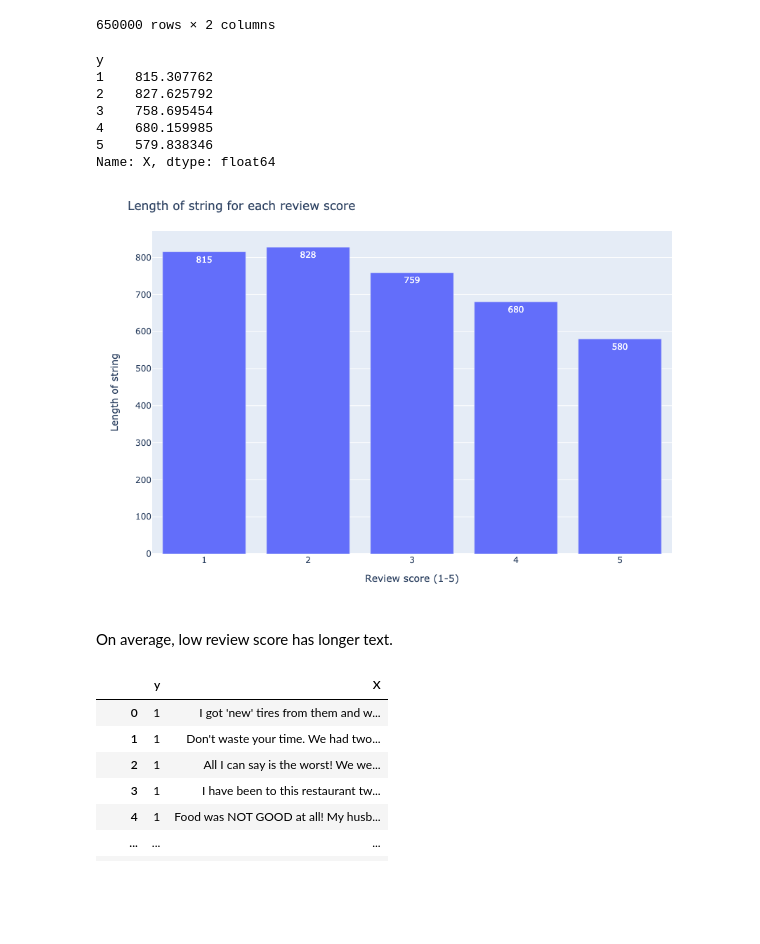
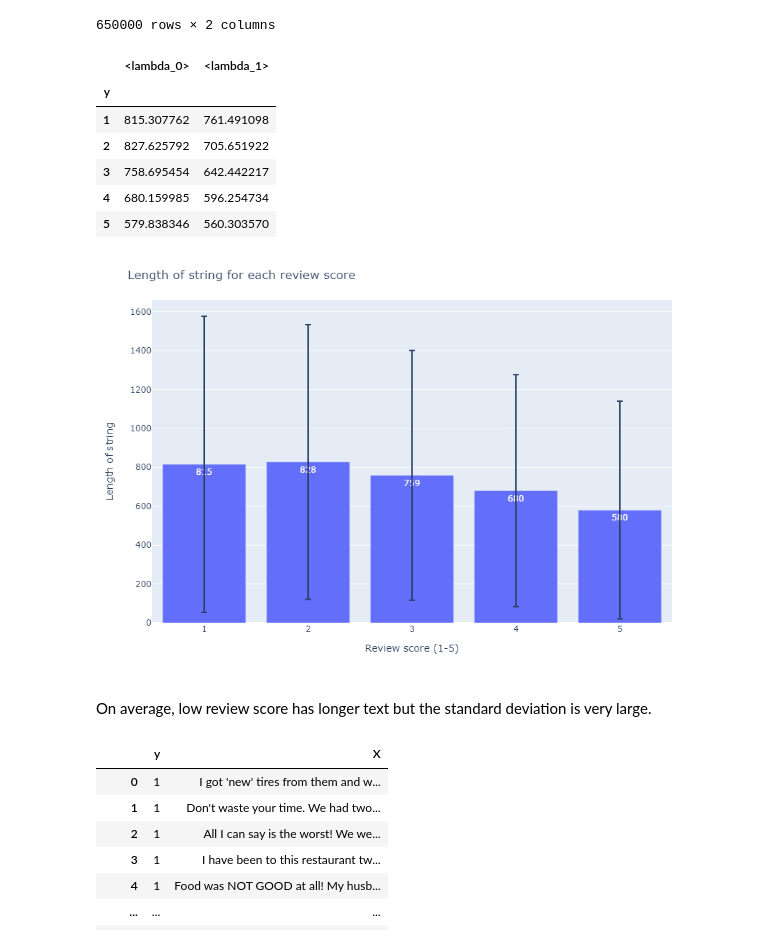
Before and after one commit to Noravee/Comparative-Analysis-of-N-grams-Language-Model-and-Embedding-Techniques-in-Sentiment-Analysis, a Jupyter notebook: notebooks/Sentiment_Analysis.ipynb, the cells around one changed output. Drawn from its saved outputs; the diff is of its cells as text; code cells hidden in the pictures; blank space fills up the shorter version.

```diff
--- a/notebooks/Sentiment_Analysis.ipynb
+++ b/notebooks/Sentiment_Analysis.ipynb
@@ -62,25 +62,26 @@ train
 650000 rows × 2 columns
 # %%
 f = lambda x: x.str.len().mean()
-train.groupby('y').X.agg(f)
+sd = lambda x: x.str.len().std()
+train.groupby('y').X.agg([f, sd])
 # %% [output]
-y
-1    815.307762
-2    827.625792
-3    758.695454
-4    680.159985
-5    579.838346
-Name: X, dtype: float64
+|  | <lambda_0> | <lambda_1> |
+| y |  |  |
+| 1 | 815.307762 | 761.491098 |
+| 2 | 827.625792 | 705.651922 |
+| 3 | 758.695454 | 642.442217 |
+| 4 | 680.159985 | 596.254734 |
+| 5 | 579.838346 | 560.303570 |
 # %%
-fig = px.bar(x=range(1,6), y=train.groupby('y').X.agg(f), text_auto='d', width=900, height=600)
+fig = px.bar(x=range(1,6), y=train.groupby('y').X.agg(f), error_y=train.groupby('y').X.agg(sd), text_auto='d', width=900, height=600)
 fig.update_xaxes(title='Review score (1-5)')
 fig.update_yaxes(title='Length of string')
 fig.update_layout(title = 'Length of string for each review score')
 fig.show('png')
 # %% [output]
-[figure, old version]
+[figure, new version]
 # %% [markdown]
-On average, low review score has longer text.
+On average, low review score has longer text but the standard deviation is very large.
 # %%
 X_train = train.X
 y_train = train.y
```
Also changed, not shown: parts of 1 cell of this notebook, 2 other files.
